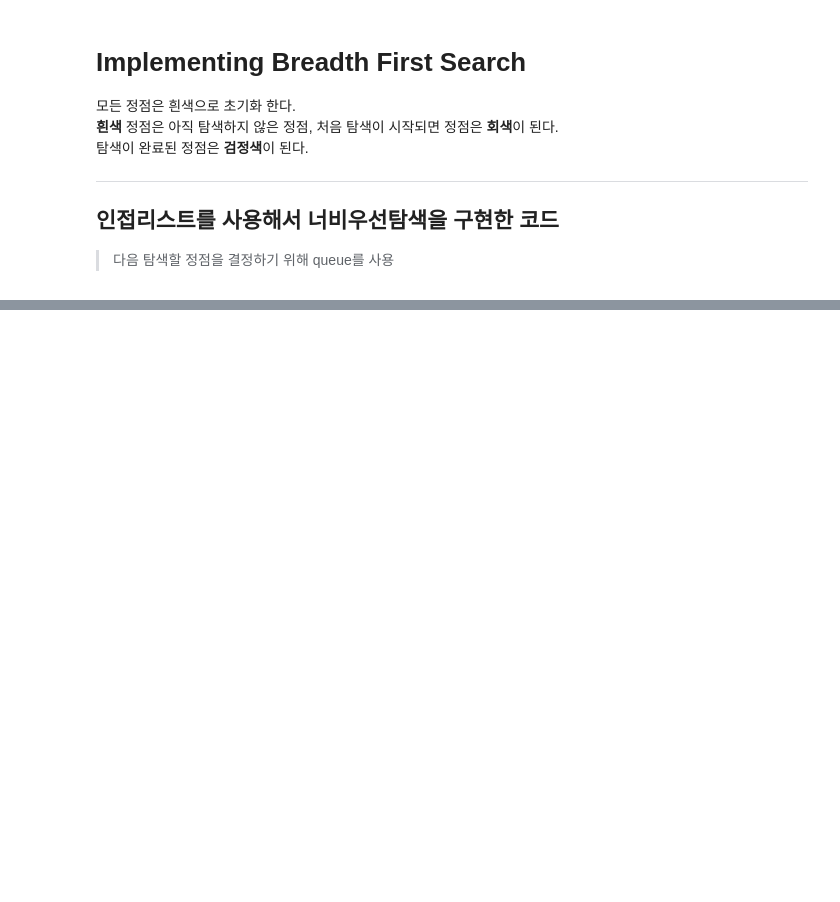
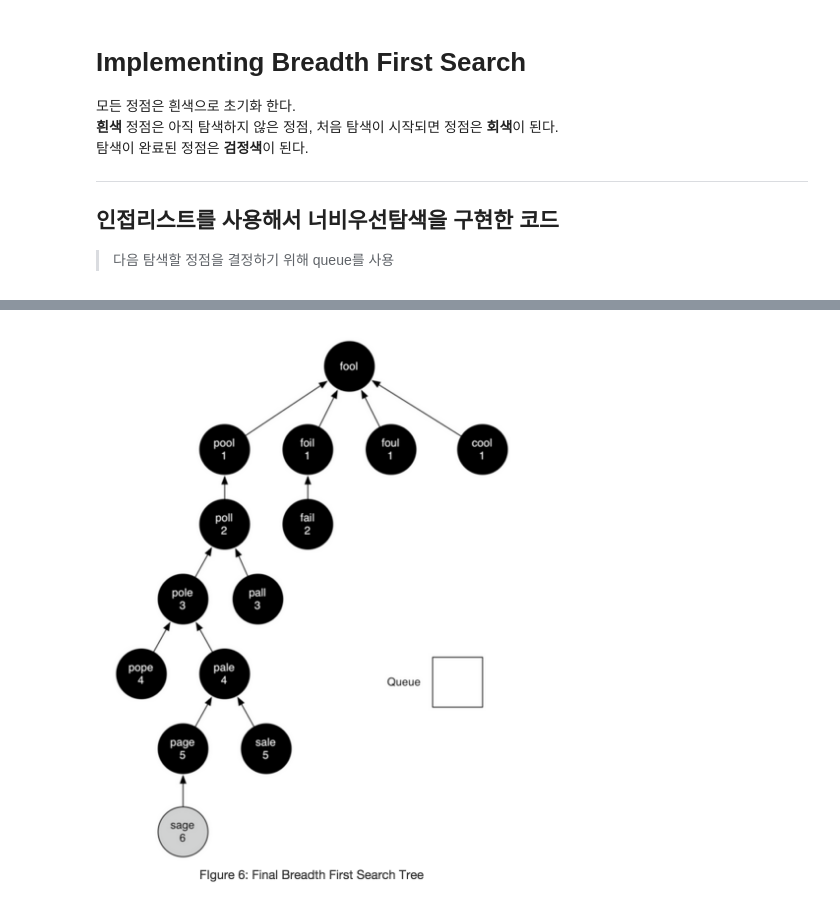
Before and after one commit to jonnung/son-gorithms, a Jupyter notebook: Lecture/6.Graph Algorithm/Implementing-Breadth-First-Search.ipynb, the cells around one changed output, grey strips where cells are left out. Saved outputs shown, nothing was run; the diff lists cells and outputs as text; code cells hidden in the pictures; blank space fills up the shorter version.

```diff
--- a/Lecture/6.Graph Algorithm/Implementing-Breadth-First-Search.ipynb
+++ b/Lecture/6.Graph Algorithm/Implementing-Breadth-First-Search.ipynb
@@ -31,0 +45,4 @@ def bfs(g, start):
+# %%
+Image(filename='images/BFS_Figure6.png', retina=True)
+# %% [output]
+[figure, added]
```
Also changed, not shown: parts of 3 cells of this notebook, 8 other files.
